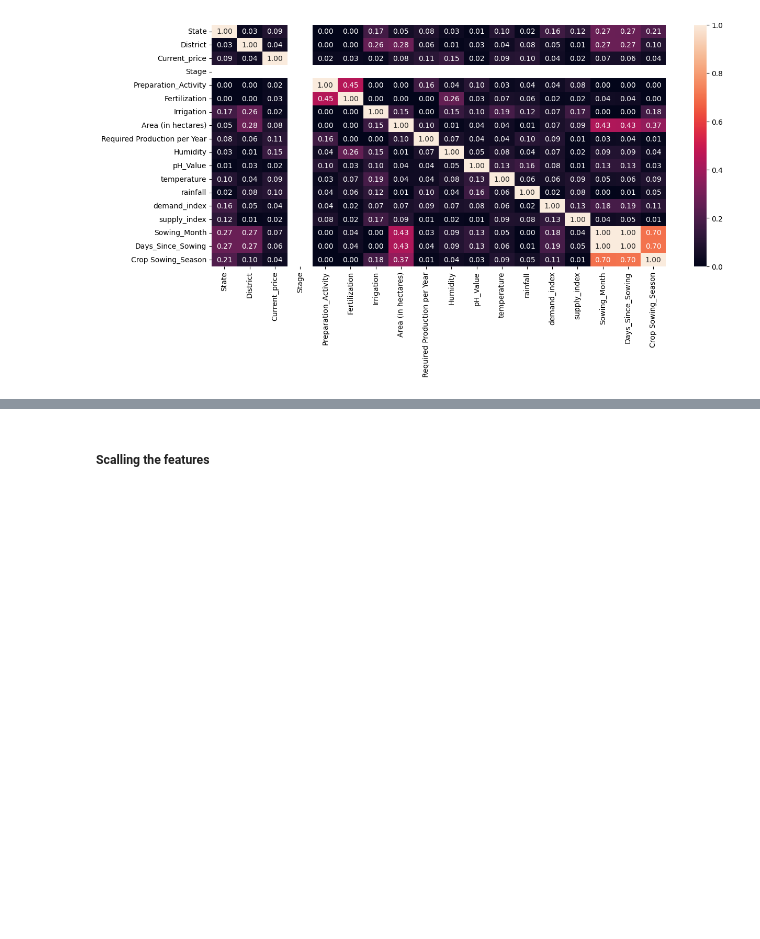
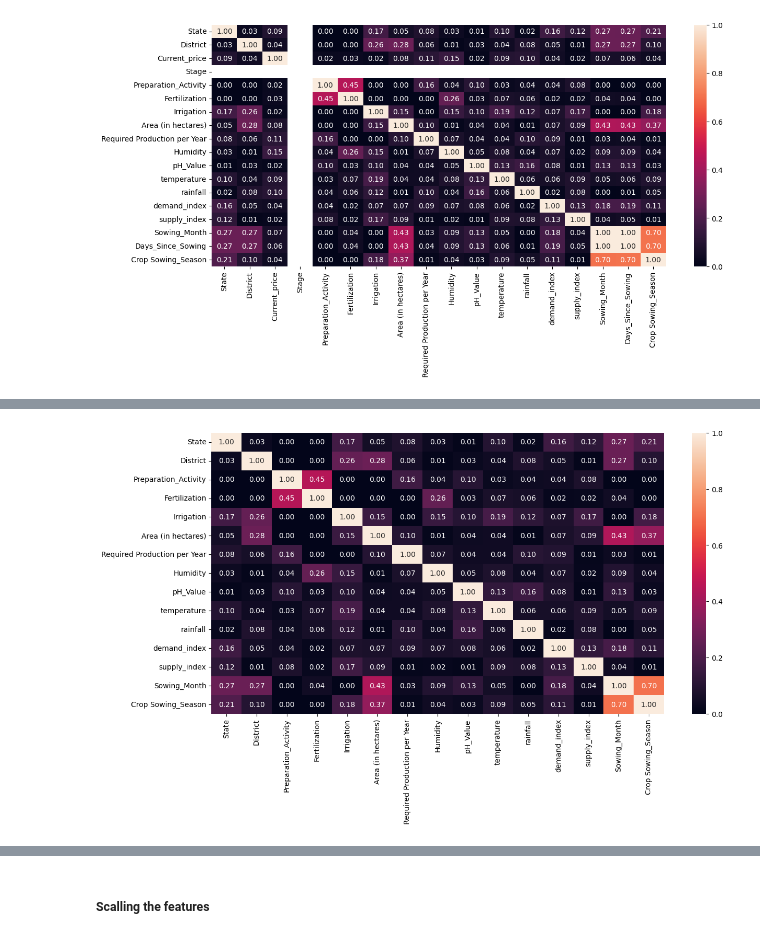
Before and after one commit to naresh5422/crop_price_prediction, a Jupyter notebook: SplitMindz_Crop_Data_Analysis_and_Prediction.ipynb, the cells around one changed output, grey strips where cells are left out. Drawn from its saved outputs; the diff is of its cells as text; code cells hidden in the pictures; blank space fills up the shorter version.

Commit message:
Remove all the correlated features from the dataset

```diff
--- a/SplitMindz_Crop_Data_Analysis_and_Prediction.ipynb
+++ b/SplitMindz_Crop_Data_Analysis_and_Prediction.ipynb
@@ -540,0 +595,5 @@ threshold = 0.9
+# %%
+#The simplest way to remove highly correlated features is to drop one of the highly correlated features with another.
+# We can do this using the Pandas drop() method.
+# get upper triangle of correlation matrix
+up = corr_matrix.where(np.triu(np.ones(corr_matrix.shape), k = 1).astype(np.bool_))
@@ -540,0 +606,9 @@ threshold = 0.9
+# %%
+# drop highly correlated features
+X.drop(to_drop, axis=1, inplace=True)
+# %%
+plt.figure(figsize=(14, 7))
+sns.heatmap(X.corr().abs(), annot=True, fmt = ".2f")
+plt.show()
+# %% [output]
+[figure, added]
```
Also changed, not shown: parts of 14 cells of this notebook, 1 other file.
